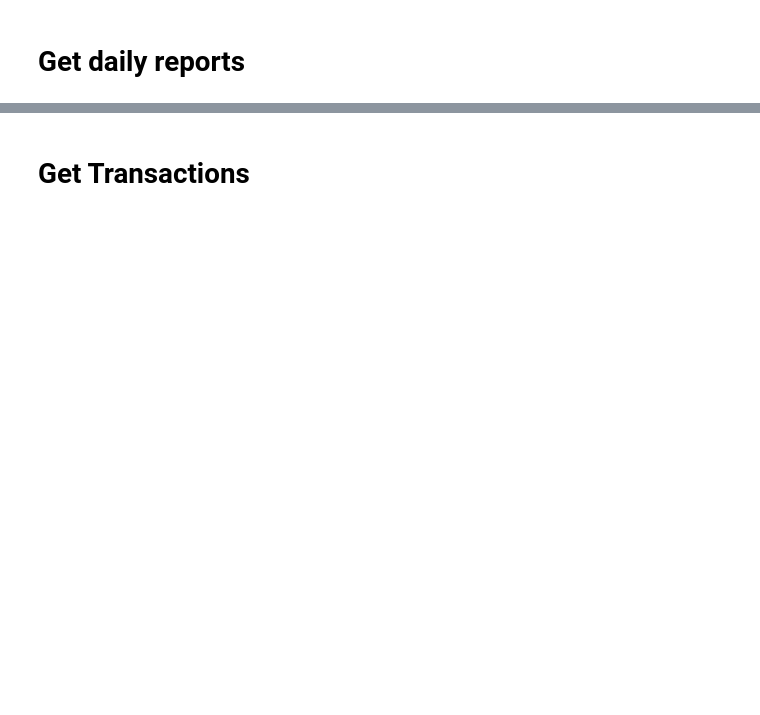
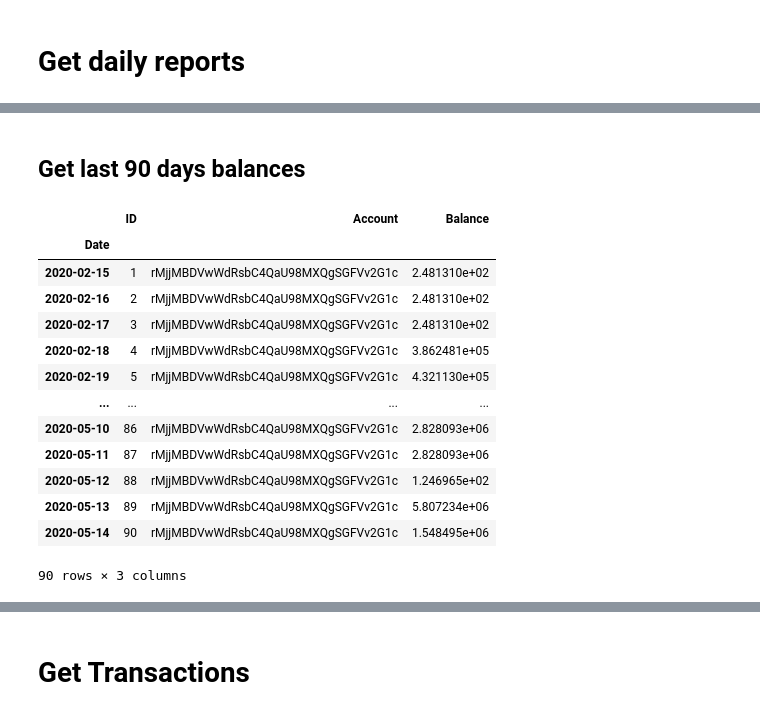
Before and after one commit to damrongsak/xrpscan, a Jupyter notebook: xrpscan.ipynb, the cells around one changed output, grey strips where cells are left out. Cells and saved outputs as stored; diff of their text form; code cells hidden in the pictures; blank space fills up the shorter version.

```diff
--- a/xrpscan.ipynb
+++ b/xrpscan.ipynb
@@ -184,20 +336,0 @@ url = 'https://data.ripple.com/v2/accounts/rsdvR9WZzKszBogBJrpLPE64WWyEW4ffzS/tr
-# %%
-import pandas as pd
-import requests
-import json
-from urllib.request import urlopen
-from IPython.display import JSON
-from pandas.io.json import json_normalize
-
-ACCOUNT_ADDRESS = 'rw7m3CtVHwGSdhFjV4MyJozmZJv3DYQnsA'
-url = 'https://data.ripple.com/v2/accounts/{ACCOUNT_ADDRESS}/transactions?type=Payment&result=tesSUCCESS&limit=400'.format(ACCOUNT_ADDRESS=ACCOUNT_ADDRESS)
-
-header = {
-  "User-Agent": "Mozilla/5.0 (X11; Linux x86_64) AppleWebKit/537.36 (KHTML, like Gecko) Chrome/50.0.2661.75 Safari/537.36",
-  "X-Requested-With": "XMLHttpRequest"
-}
-
-r = requests.get(url, headers=header)
-
-data = json.loads(r.text)
-JSON(data, expanded=True)
@@ -205,0 +388,46 @@ JSON(data['transactions'][17], expanded=True)
+# %% [markdown]
+## Get last 90 days balances
+# %%
+name_desc = 'Unknow'
+ACCOUNT_ADDRESS = 'rMjjMBDVwWdRsbC4QaU98MXQgSGFVv2G1c'
+
+now = datetime.now()  - timedelta(days=90)
+date_time = now.strftime("%Y-%m-%d")
+trans_list = []
+for i in range(1, 91):
+
+    date_time = now.strftime("%Y-%m-%d")
+
+    url = 'https://data.ripple.com/v2/accounts/{ACCOUNT_ADDRESS}/balances?currency=XRP&date={date_time}T00:00:00Z&limit=3'.format(ACCOUNT_ADDRESS=ACCOUNT_ADDRESS, date_time=date_time)
+
+    r = requests.get(url, headers=header)
+
+    data = json.loads(r.text)
+    if data['result'] != 'error':
+        value = float(data['balances'][0]['value'])
+        trans_list.append([i, ACCOUNT_ADDRESS, date_time, value])
+
+
+    #print('-----------------------')
+    time.sleep(0.001)   # Delays for 1 seconds. You can also use a float value.
+    now = now  + timedelta(days=1)
+    #print(date_time)
+
+df_balance = pd.DataFrame(trans_list, columns=['ID', 'Account', 'Date', 'Balance'])
+df_balance.set_index('Date', inplace=True)
+df_balance
+# %% [output]
+|  | ID | Account | Balance |
+| Date |  |  |  |
+| 2020-02-15 | 1 | rMjjMBDVwWdRsbC4QaU98MXQgSGFVv2G1c | 2.481310e+02 |
+| 2020-02-16 | 2 | rMjjMBDVwWdRsbC4QaU98MXQgSGFVv2G1c | 2.481310e+02 |
+| 2020-02-17 | 3 | rMjjMBDVwWdRsbC4QaU98MXQgSGFVv2G1c | 2.481310e+02 |
+| 2020-02-18 | 4 | rMjjMBDVwWdRsbC4QaU98MXQgSGFVv2G1c | 3.862481e+05 |
+| 2020-02-19 | 5 | rMjjMBDVwWdRsbC4QaU98MXQgSGFVv2G1c | 4.321130e+05 |
+| ... | ... | ... | ... |
+| 2020-05-10 | 86 | rMjjMBDVwWdRsbC4QaU98MXQgSGFVv2G1c | 2.828093e+06 |
+| 2020-05-11 | 87 | rMjjMBDVwWdRsbC4QaU98MXQgSGFVv2G1c | 2.828093e+06 |
+| 2020-05-12 | 88 | rMjjMBDVwWdRsbC4QaU98MXQgSGFVv2G1c | 1.246965e+02 |
+| 2020-05-13 | 89 | rMjjMBDVwWdRsbC4QaU98MXQgSGFVv2G1c | 5.807234e+06 |
+| 2020-05-14 | 90 | rMjjMBDVwWdRsbC4QaU98MXQgSGFVv2G1c | 1.548495e+06 |
+90 rows × 3 columns
```
Also changed, not shown: parts of 44 cells of this notebook, 5 other files.
